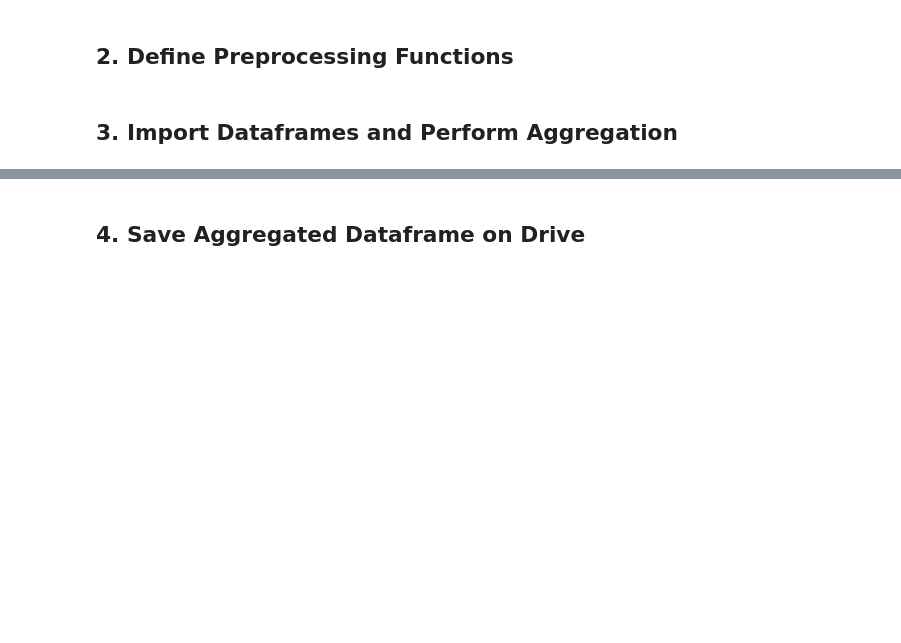
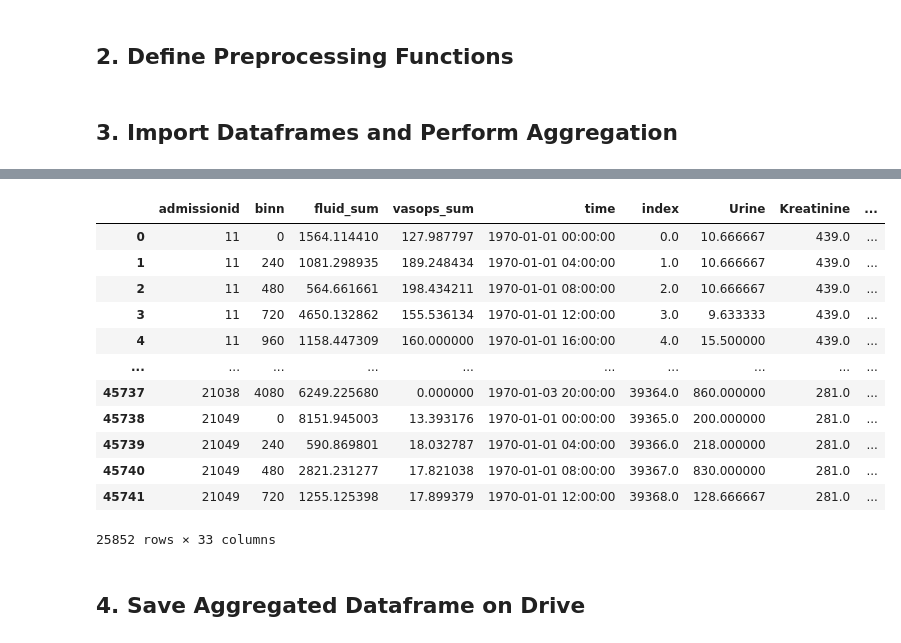
Before and after one commit to Enrico-Call/RL-AKI, a Jupyter notebook: 2_Data_Aggregation.ipynb, the cells around one changed output, grey strips where cells are left out. Cells and saved outputs as stored; diff of their text form; code cells hidden in the pictures; blank space fills up the shorter version.

Commit message:
added aggregation and cutoff values

```diff
--- a/2_Data_Aggregation.ipynb
+++ b/2_Data_Aggregation.ipynb
@@ -505,3 +491,32 @@ state
+# %%
+statespace = pd.read_csv('final_state_space.csv')
+actionspace = pd.read_csv('final_action_space.csv')
+
+state = process_statespace(statespace)
+action = process_actionspace(actionspace)
+
+#merge datasets --> left merge on actionspace, as states without actions are not useful for our model
+aggregated = action.merge(state, on=["admissionid", "time"], how="left")
+
+#all the null values are patients that are not in the state space and only in the action space --> we cannot use them so they are dropped
+aggregated.isnull().sum()
+aggregated = aggregated.dropna()
+# %%
+aggregated
+# %% [output]
+|  | admissionid | binn | fluid_sum | vasops_sum | time | index | Urine | Kreatinine | ... |
+| 0 | 11 | 0 | 1564.114410 | 127.987797 | 1970-01-01 00:00:00 | 0.0 | 10.666667 | 439.0 | ... |
+| 1 | 11 | 240 | 1081.298935 | 189.248434 | 1970-01-01 04:00:00 | 1.0 | 10.666667 | 439.0 | ... |
+| 2 | 11 | 480 | 564.661661 | 198.434211 | 1970-01-01 08:00:00 | 2.0 | 10.666667 | 439.0 | ... |
+| 3 | 11 | 720 | 4650.132862 | 155.536134 | 1970-01-01 12:00:00 | 3.0 | 9.633333 | 439.0 | ... |
+| 4 | 11 | 960 | 1158.447309 | 160.000000 | 1970-01-01 16:00:00 | 4.0 | 15.500000 | 439.0 | ... |
+| ... | ... | ... | ... | ... | ... | ... | ... | ... | ... |
+| 45737 | 21038 | 4080 | 6249.225680 | 0.000000 | 1970-01-03 20:00:00 | 39364.0 | 860.000000 | 281.0 | ... |
+| 45738 | 21049 | 0 | 8151.945003 | 13.393176 | 1970-01-01 00:00:00 | 39365.0 | 200.000000 | 281.0 | ... |
+| 45739 | 21049 | 240 | 590.869801 | 18.032787 | 1970-01-01 04:00:00 | 39366.0 | 218.000000 | 281.0 | ... |
+| 45740 | 21049 | 480 | 2821.231277 | 17.821038 | 1970-01-01 08:00:00 | 39367.0 | 830.000000 | 281.0 | ... |
+| 45741 | 21049 | 720 | 1255.125398 | 17.899379 | 1970-01-01 12:00:00 | 39368.0 | 128.666667 | 281.0 | ... |
+25852 rows × 33 columns
 # %% [markdown]
 ## 4. Save Aggregated Dataframe on Drive
 # %%
```
Also changed, not shown: parts of 4 cells of this notebook.
